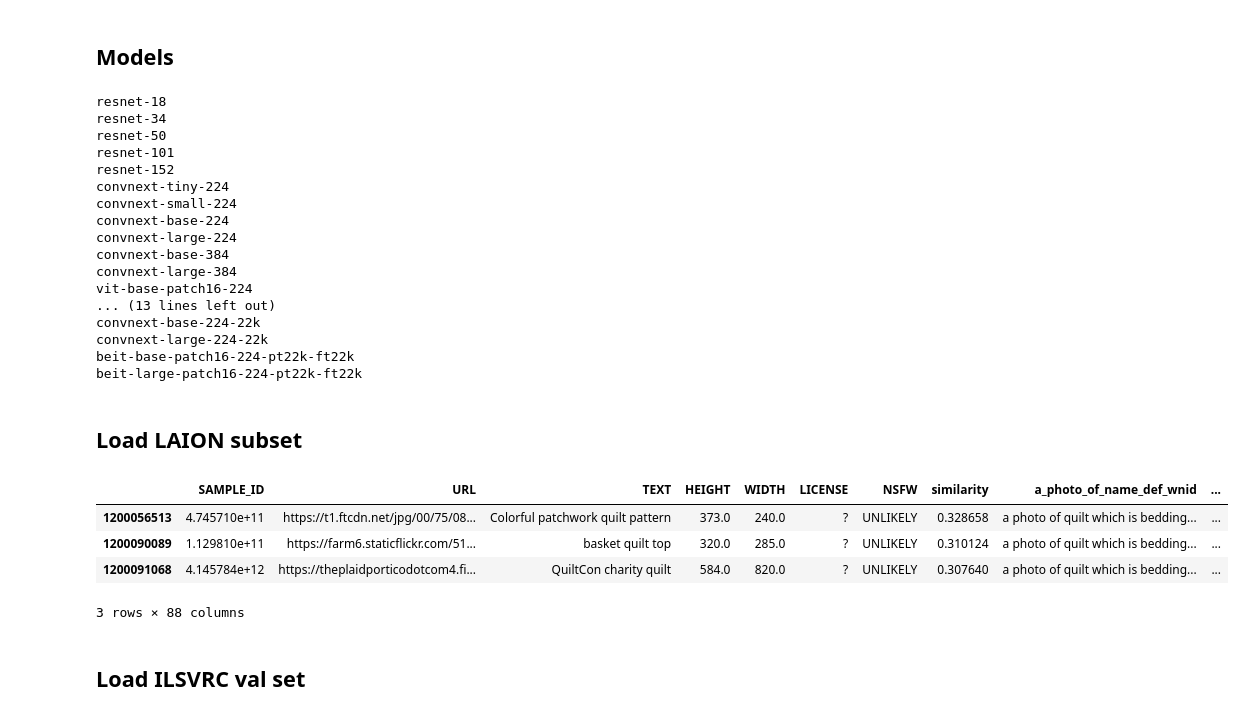
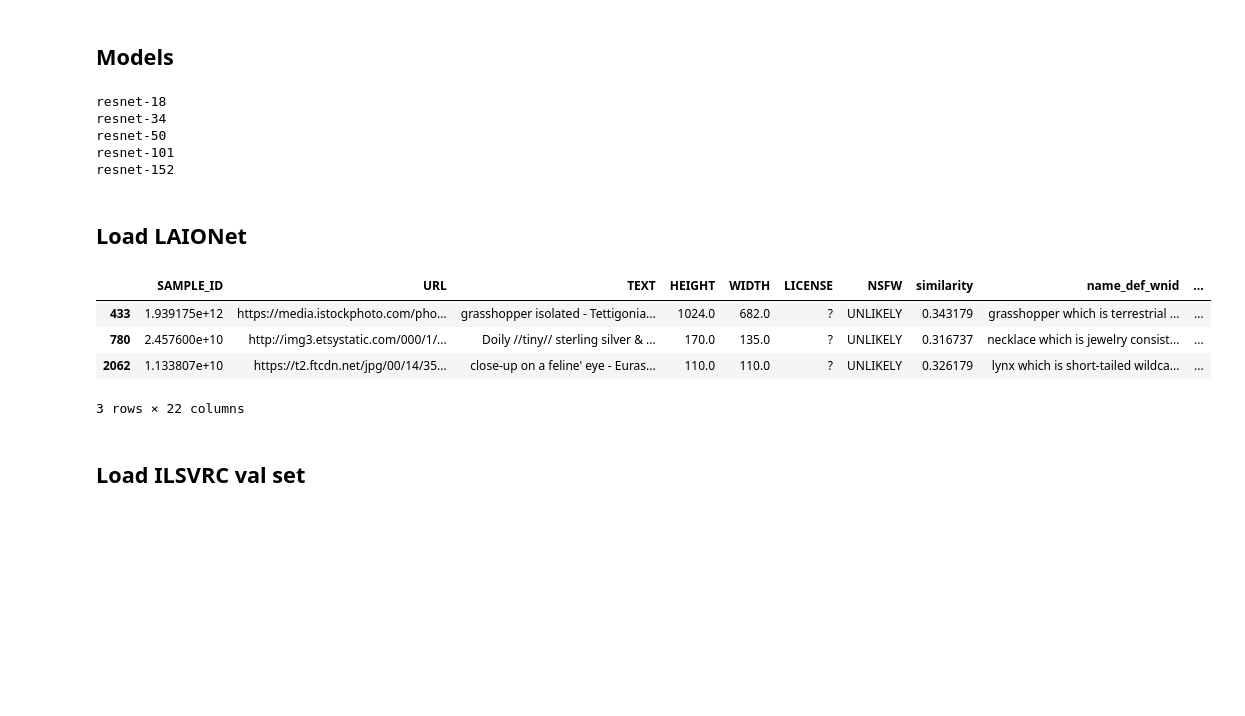
Before and after one commit to alishiraliGit/eval-on-laion, a Jupyter notebook: notebooks/evaluate_predictions_on_subset_substring_matched.ipynb, the cells around one changed output. Drawn from its saved outputs; the diff is of its cells as text; code cells hidden in the pictures; blank space fills up the shorter version.

```diff
--- a/notebooks/evaluate_predictions_on_subset_substring_matched.ipynb
+++ b/notebooks/evaluate_predictions_on_subset_substring_matched.ipynb
@@ -26,0 +27,9 @@ from core.queries import QueryType
+# %%
+q_type = QueryType.NAME_DEF
+q_key = 'wnid'
+text_encoder_ver = 'all-mpnet-base-v2'
+
+query_col = q_type + '_' + q_key
+text_query_sim_col = f'text_to_{query_col}_similarity_{text_encoder_ver}'
+
+print(text_query_sim_col)
@@ -31,9 +42,12 @@ from core.queries import QueryType
 laion_path = 'laion400m'
 laion_until_part = 31
 
-laion_file_name = configs.LAIONConfig.SUBSET_SM_FILTERED_PREFIX \
-                + configs.LAIONConfig.PREDICTED_PREFIX \
-                + laionu.get_laion_subset_file_name(0, laion_until_part)
+prefix = configs.NamingConfig.append_filtered(configs.NamingConfig.SUBSET_SM_PREFIX, text_query_sim_col)
+
+laionet_file_name = configs.NamingConfig.append_predicted(prefix) + '_' \
+                  + laionu.get_laion_subset_file_name(0, laion_until_part)
+
+print(laionet_file_name)
 
 # ILSVRC predictions
 ilsvrc_path = 'ilsvrc2012'
@@ -41,7 +55,8 @@ ilsvrc_path = 'ilsvrc2012'
 ilsvrc_val_file_name = 'ILSVRC2012_val_predicted.parquet'
 
 # Labels (maps)
-laion_labels_path = os.path.join('laion400m', 'processed', 'ilsvrc_labels')
-wnid2laionindices_file_name = 'wnid2laionindices(substring_matched).pkl'
+laionet_labels_path = os.path.join('laion400m', 'processed', 'ilsvrc_labels')
+laionet_labels_key = 'wnid'
+wnid2laionindices_file_name = f'{laionet_labels_key}2laionindices({prefix}).pkl'
 
 imagename2wnid_path = os.path.join('ilsvrc2012', 'processed', 'labels', 'imagename2wnid.pkl')
@@ -60,27 +69,20 @@ text_query_sim_col = f'text_to_{chosen_q_type}_wnid_similarity'
 # %% [markdown]
 ## Models
-# %%
-model_names = all_model_names_1k + all_model_names_pt21k_ft1k + all_model_names_21k
-
-print('\n'.join(model_names))
-# %% [output]
-resnet-18
-resnet-34
-resnet-50
-resnet-101
-resnet-152
-convnext-tiny-224
-convnext-small-224
-convnext-base-224
-convnext-large-224
-convnext-base-384
-convnext-large-384
-vit-base-patch16-224
-... (13 lines left out)
-convnext-base-224-22k
-convnext-large-224-22k
-beit-base-patch16-224-pt22k-ft22k
-beit-large-patch16-224-pt22k-ft22k
+# %%
+# model_names = all_model_names_1k + all_model_names_pt21k_ft1k + all_model_names_21k
+
+# TODO: Remove
+from core.ilsvrc_predictors import select_ilsvrc_predictors
+
+model_names, _, _ = select_ilsvrc_predictors('imagenet-resnet', do_init=False)
+
+print('\n'.join(model_names))
+# %% [output]
+resnet-18
+resnet-34
+resnet-50
+resnet-101
+resnet-152
 # %%
 modelname2color = {}
 
@@ -93,19 +95,19 @@ for model_name in all_model_names_pt21k_ft1k:
 for model_name in all_model_names_21k:
     modelname2color[model_name] = 'g'
 # %% [markdown]
-## Load LAION subset
+## Load LAIONet
 # %%
 df = pd.read_parquet(
-    os.path.join(laion_path, laion_file_name)
+    os.path.join(laion_path, laionet_file_name)
 )
 
 df.head(3)
 # %% [output]
-|  | SAMPLE_ID | URL | TEXT | HEIGHT | WIDTH | LICENSE | NSFW | similarity | a_photo_of_name_def_wnid | ... |
-| 1200056513 | 4.745710e+11 | https://t1.ftcdn.net/jpg/00/75/08... | Colorful patchwork quilt pattern | 373.0 | 240.0 | ? | UNLIKELY | 0.328658 | a photo of quilt which is bedding... | ... |
-| 1200090089 | 1.129810e+11 | https://farm6.staticflickr.com/51... | basket quilt top | 320.0 | 285.0 | ? | UNLIKELY | 0.310124 | a photo of quilt which is bedding... | ... |
-| 1200091068 | 4.145784e+12 | https://theplaidporticodotcom4.fi... | QuiltCon charity quilt | 584.0 | 820.0 | ? | UNLIKELY | 0.307640 | a photo of quilt which is bedding... | ... |
+|  | SAMPLE_ID | URL | TEXT | HEIGHT | WIDTH | LICENSE | NSFW | similarity | name_def_wnid | ... |
+| 433 | 1.939175e+12 | https://media.istockphoto.com/pho... | grasshopper isolated - Tettigonia... | 1024.0 | 682.0 | ? | UNLIKELY | 0.343179 | grasshopper which is terrestrial ... | ... |
+| 780 | 2.457600e+10 | http://img3.etsystatic.com/000/1/... | Doily //tiny// sterling silver & ... | 170.0 | 135.0 | ? | UNLIKELY | 0.316737 | necklace which is jewelry consist... | ... |
+| 2062 | 1.133807e+10 | https://t2.ftcdn.net/jpg/00/14/35... | close-up on a feline' eye - Euras... | 110.0 | 110.0 | ? | UNLIKELY | 0.326179 | lynx which is short-tailed wildca... | ... |
-3 rows × 88 columns
+3 rows × 22 columns
 # %% [markdown]
 ## Load ILSVRC val set
 # %%
```
Also changed, not shown: parts of 11 cells of this notebook, 1 other file.
